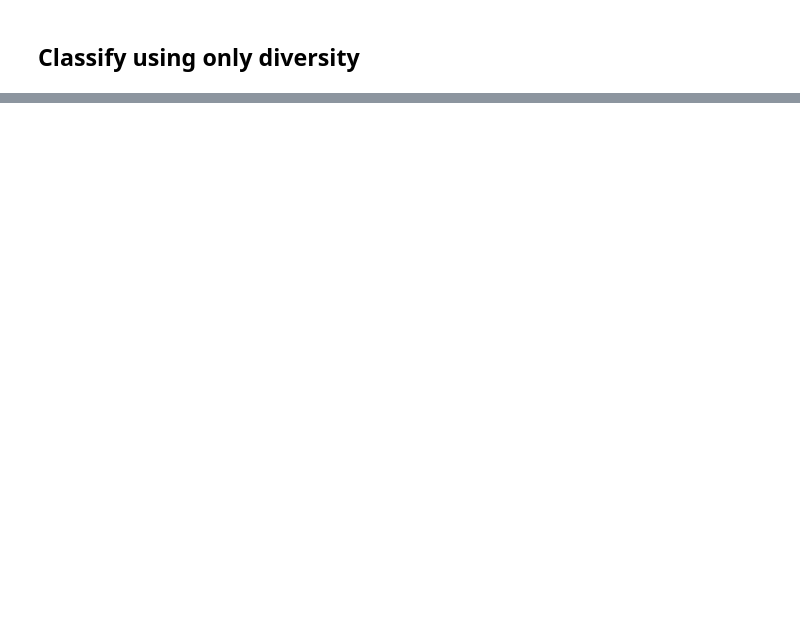
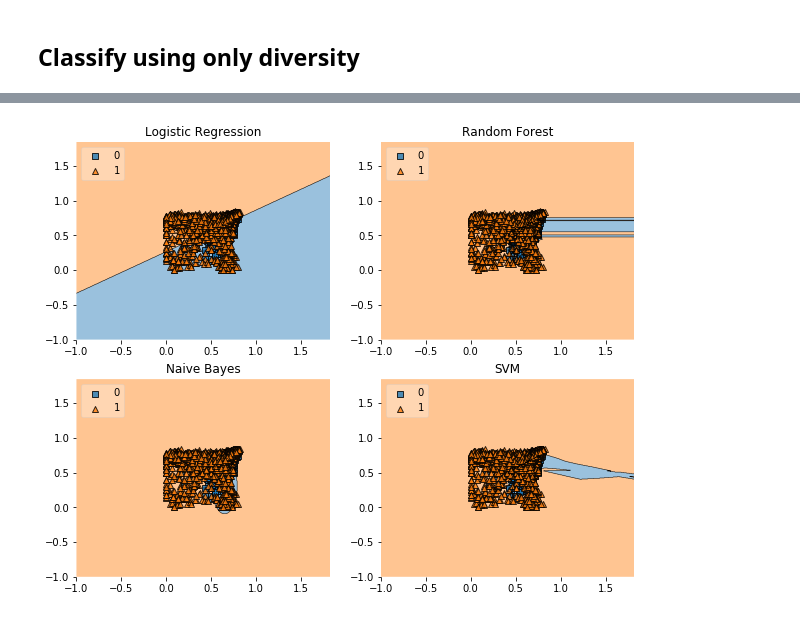
Before and after one commit to debashishc/classification-real-fake-text, a Jupyter notebook: analysis_jaccard/Jaccard_Classifier.ipynb, the cells around one changed output, grey strips where cells are left out. Drawn from its saved outputs; the diff is of its cells as text; code cells hidden in the pictures; blank space fills up the shorter version.

```diff
--- a/analysis_jaccard/Jaccard_Classifier.ipynb
+++ b/analysis_jaccard/Jaccard_Classifier.ipynb
@@ -751,0 +754,31 @@ plt.show()   # Display
+# %%
+# Initializing Classifiers
+clf1 = LogisticRegression(random_state=1, solver='lbfgs')
+clf2 = RandomForestClassifier(n_estimators=100,
+                              random_state=1)
+clf3 = GaussianNB()
+clf4 = KNeighborsClassifier()
+
+xx, yy = np.meshgrid(np.linspace(0, 1, 50),
+                     np.linspace(0, 1, 50))
+rng = np.random.RandomState(0)
+X = np.array(novs_divs_x)
+y = np.array(combined_data['label'].values)
+# %%
+gs = gridspec.GridSpec(2, 2)
+
+fig = plt.figure(figsize=(10,8))
+
+labels = ['Logistic Regression', 'Random Forest', 'Naive Bayes', 'SVM']
+for clf, lab, grd in zip([clf1, clf2, clf3, clf4],
+                         labels,
+                         itertools.product([0, 1], repeat=2)):
+
+    clf.fit(X, y)
+    ax = plt.subplot(gs[grd[0], grd[1]])
+    fig = plot_decision_regions(X=X, y=y, clf=clf, legend=2)
+    plt.title(lab)
+
+plt.show()
+# %% [output]
+[figure, added]
```
Also changed, not shown: parts of 12 cells of this notebook, 6 other files.
